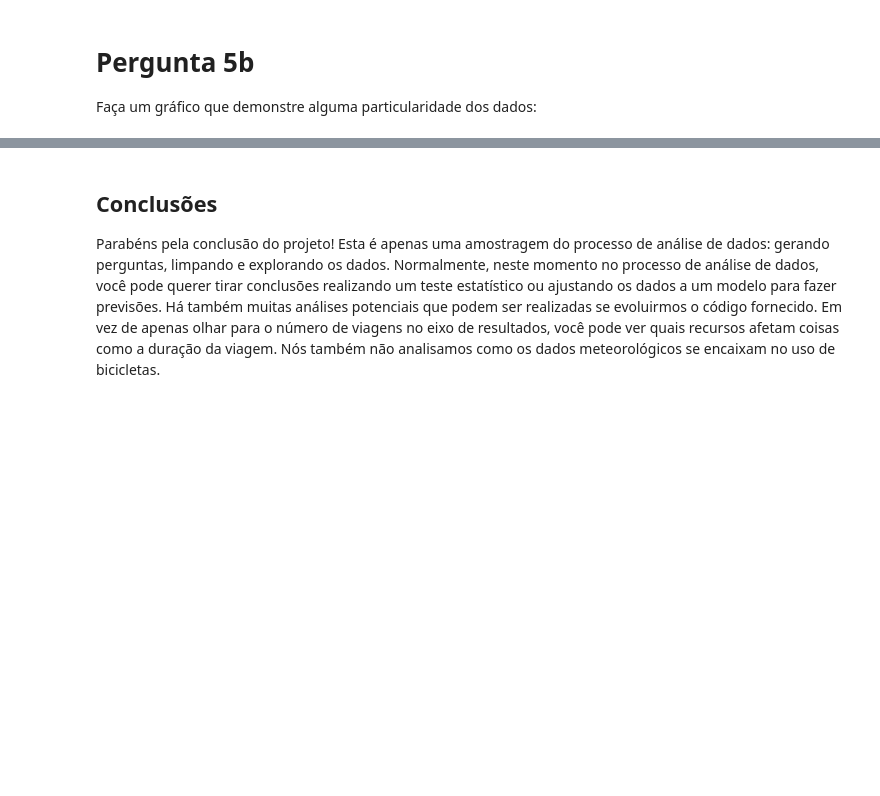
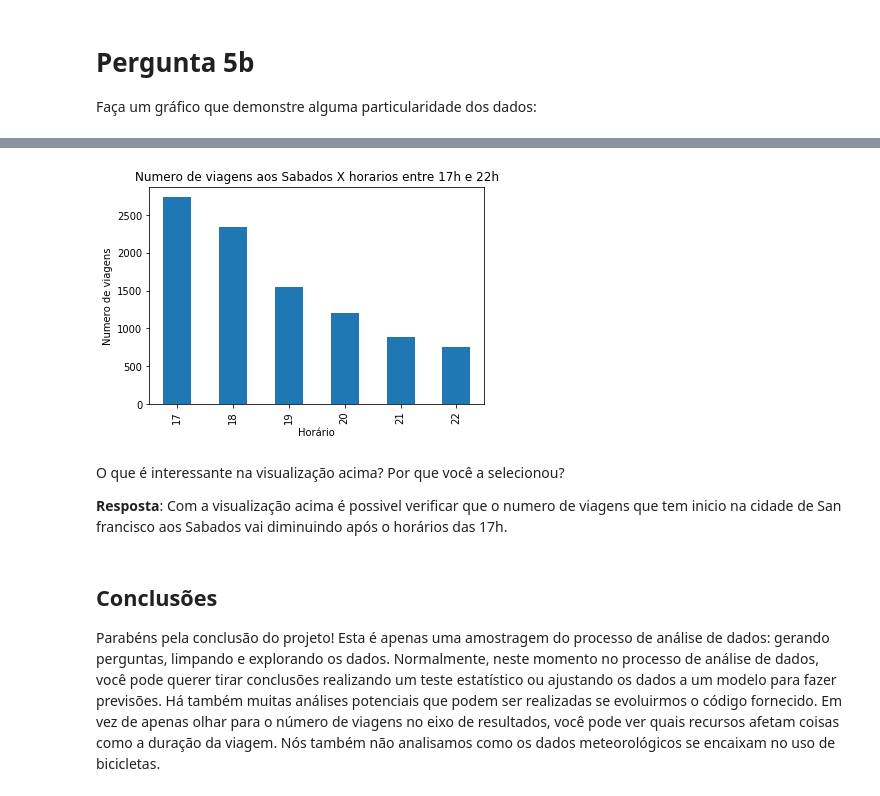
Before and after one commit to mauryrv/Udacity-Bay-Area-Bike-Share, a Jupyter notebook: ndfdsi-bikeshareanalysis/Analise_Bay_Area_Bike_Share-NDFDSI.ipynb, the cells around one changed output, grey strips where cells are left out. Drawn from its saved outputs; the diff is of its cells as text; code cells hidden in the pictures; blank space fills up the shorter version.

```diff
--- a/ndfdsi-bikeshareanalysis/Analise_Bay_Area_Bike_Share-NDFDSI.ipynb
+++ b/ndfdsi-bikeshareanalysis/Analise_Bay_Area_Bike_Share-NDFDSI.ipynb
@@ -488,3 +491,22 @@ O que é interessante na visualização acima? Por que você a selecionou?
+# %%
+# Gráfico Final 2
+rides_filter = trip_data.loc[(trip_data['start_hour'] >=17) & (trip_data['start_hour'] <=22)
+                             & (trip_data['start_city'] =='San Francisco')
+                            & (trip_data['weekday'] =='Sat')]
+rides_filter.head()
+
+trips_saturdays_17_22 = rides_filter.groupby(['start_hour'])['start_city'].count()
+trips_saturdays_17_22.plot(kind='bar')
+plt.title('Numero de viagens aos Sabados X horarios entre 17h e 22h')
+plt.xlabel('Horário')
+plt.ylabel('Numero de viagens')
+plt.show()
+# %% [output]
+[figure, added]
+# %% [markdown]
+O que é interessante na visualização acima? Por que você a selecionou?
+
+**Resposta**: Com a visualização acima é possivel verificar que o numero de viagens que tem inicio na cidade de San francisco aos Sabados vai diminuindo após o horários das 17h.
 # %% [markdown]
 ## Conclusões
 
```
Also changed, not shown: parts of 7 cells of this notebook, 1 other file.
